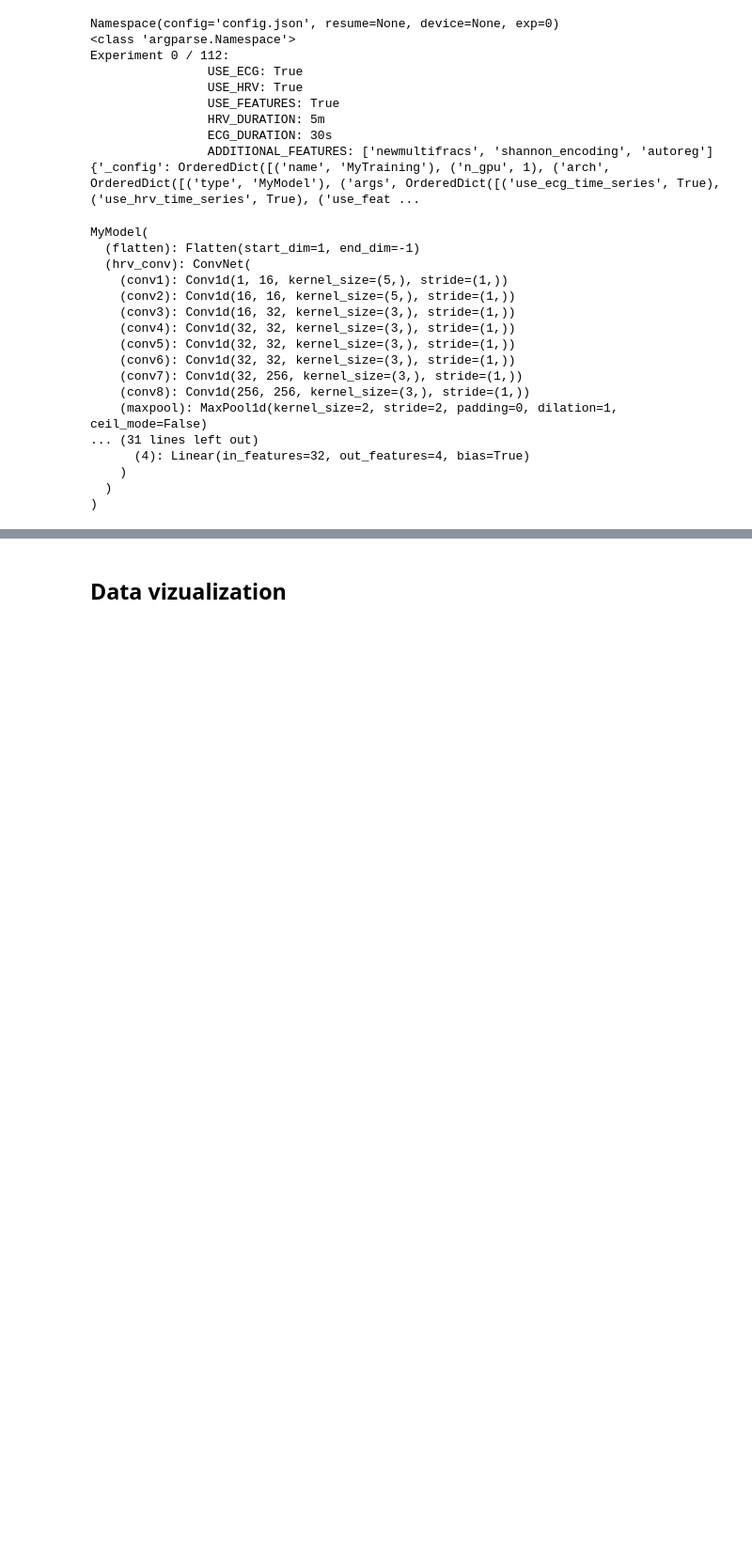
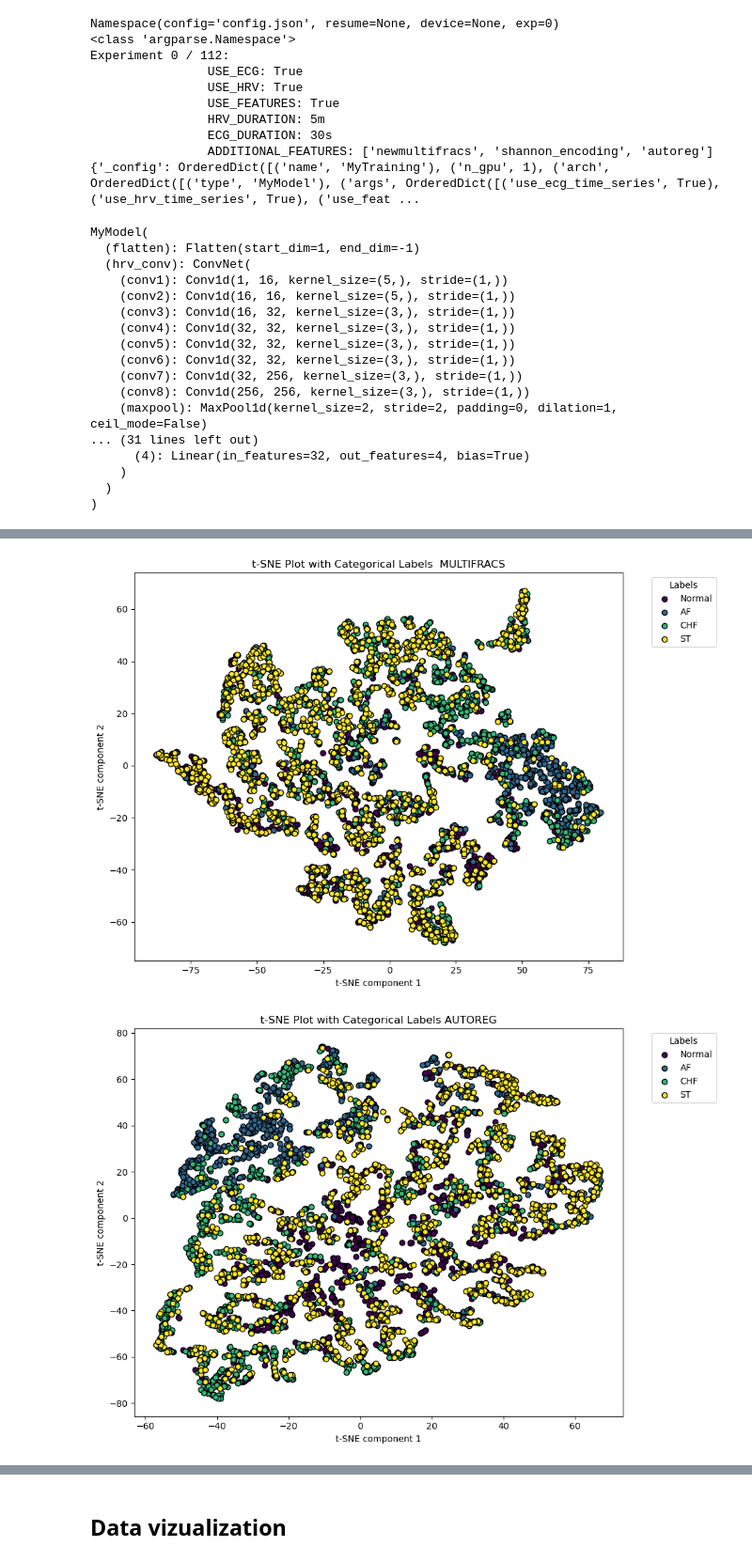
Before and after one commit to AntN21/pytorch-template, a Jupyter notebook: vizualization.ipynb, the cells around one changed output, grey strips where cells are left out. Shown at 94% size. Saved outputs shown, nothing was run; the diff lists cells and outputs as text; code cells hidden in the pictures; blank space fills up the shorter version.

```diff
--- a/vizualization.ipynb
+++ b/vizualization.ipynb
@@ -231,0 +241,7 @@ plot_tsne(outputs3,labels,'FEATURES')
+# %%
+plot_tsne(outputs3[:,6:10],labels,' MULTIFRACS')
+plot_tsne(outputs3[:,11:16],labels,'AUTOREG')
+plot_tsne(outputs3[:,16:],labels,' SHANNON')
+# %% [output]
+[figure, added]
+[figure, added]
```
Also changed, not shown: parts of 14 cells of this notebook, 12 other files.
